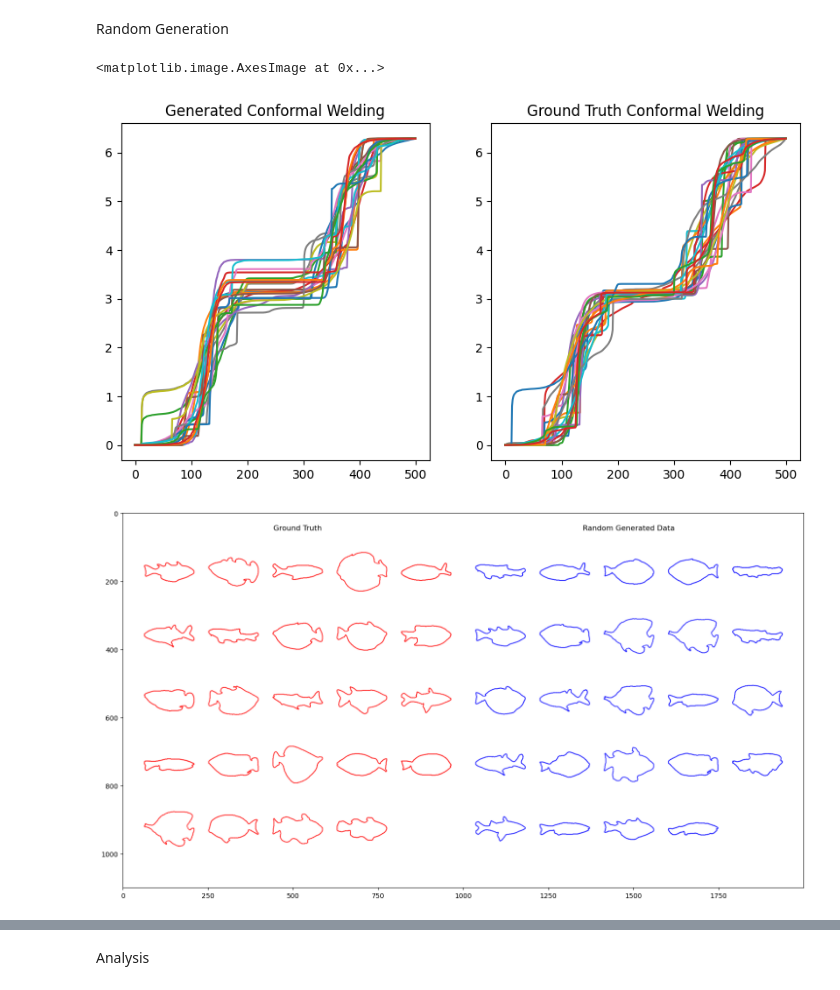
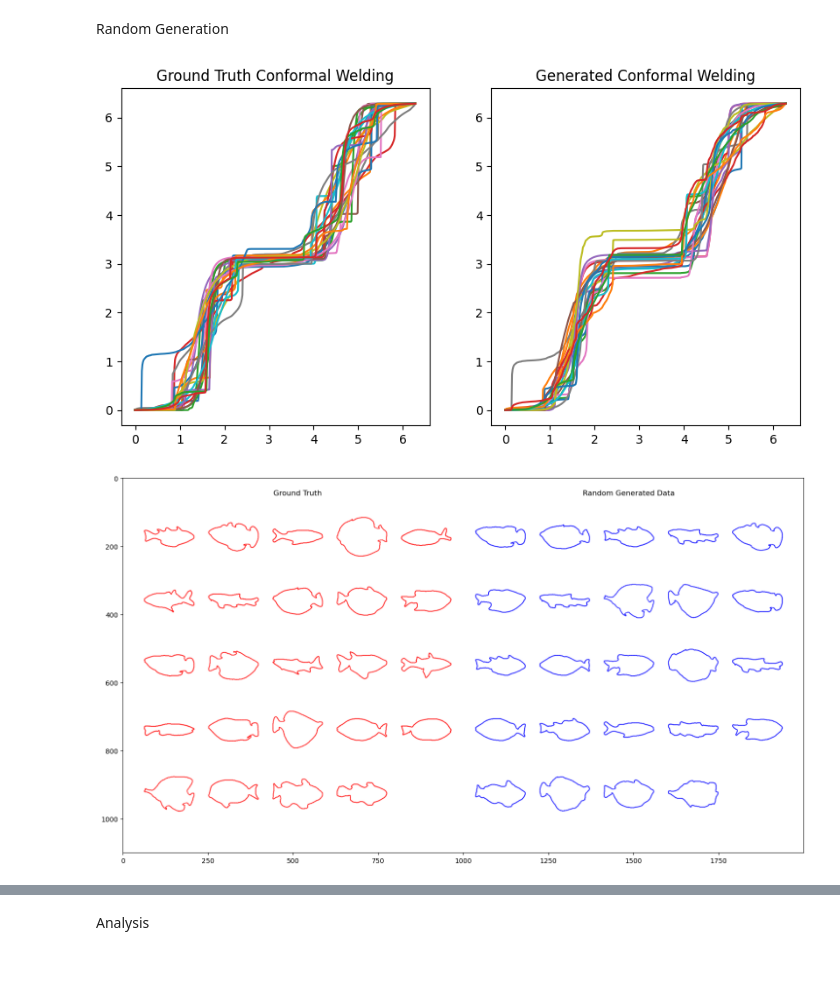
Before and after one commit to ChanceAroundYou/shape_prior_generation, a Jupyter notebook: VAE.ipynb, the cells around one changed output, grey strips where cells are left out. Cells and saved outputs as stored; diff of their text form; code cells hidden in the pictures.

```diff
--- a/VAE.ipynb
+++ b/VAE.ipynb
@@ -26,27 +13,18 @@ Read from saved cw_dict file data/img/BW fish/cw_dict.pkl
 # %%
 DEVICE = torch.device("cuda:0" if torch.cuda.is_available() else "cpu")
-MAT_PATH = "data/preprocessed.theta.mat"
-MODEL_SAVE_PATH = "checkpoints/ResVAE.pth"
-TB_PATH = "runs/BPResVAE_fish"
+IMAGE_DIR = "data/img/BW fish/"
+TB_PATH = "runs/ResVAE_fish"
 TB_COMMENT = ''
 SEED = 717
 
 INPUT_DIM = 500  # Adjusted input dimension to match your complex data
 H_DIM = 1000
 Z_DIM = 2
-H_LAYERS = [2,2]
+H_LAYERS = [2,2,2]
 
-NUM_EPOCHS = 5000
+NUM_EPOCHS = 20000
 BATCH_SIZE = 64  # Adjusted batch size
 LR_RATE = 5e-5 #smaller learning rate
 KL_RATE = 1
 TRUE_RATE = 1
-
-random.seed(SEED)
-torch.manual_seed(SEED)
-np.random.seed(SEED)
-if torch.cuda.is_available():
-    torch.cuda.manual_seed(SEED)
-    torch.cuda.manual_seed_all(SEED)
-# torch.backends.cudnn.deterministic = True
-# torch.backends.cudnn.benchmark = False
+MODEL_LOAD_PATH = "runs/ResVAE_fish_2025-05-15_16:00:11/model.pth"
@@ -206,35 +114,57 @@ plt.show()
 # %% [markdown]
 Random Generation
 # %%
-n = cw_tensor.shape[0]
+import time
+# tb_path = 'runs/ResVAE_fish_2025-05-15_16:00:11'
+tb_path = model.save_path
+
+n = input_tensor.shape[0]
 
 generated_contour, generated_cw, gdata, _ = generate_contour(model, num=n, k=2)
 
-ground_truth_cw = reconstruct_cw(model, cw_tensor)
+ground_truth_cw = reconstruct_cw(model, input_tensor)
 ground_truth_contour = reconstruct_contour(ground_truth_cw)
 
+def visualize_cw_comparison(generated_cw, ground_truth_cw, figsize=(10, 5)):
+    fig = plt.figure(figsize=figsize)
+    x_vals = np.linspace(0, 2*np.pi, num=500)
+    ax = fig.add_subplot(121)
+    ax.title.set_text("Ground Truth Conformal Welding")
+    for i in range(len(ground_truth_cw)):
+        ax.plot(x_vals, ground_truth_cw[i])
+
+    ax = fig.add_subplot(122)
+    ax.title.set_text("Generated Conformal Welding")
+    for i in range(len(generated_cw)):
+        ax.plot(x_vals, generated_cw[i])
+
 visualize_cw_comparison(generated_cw, ground_truth_cw)
+plt.savefig(f"{tb_path}/cw_comparison{time.time()}.png")
+plt.show()
 
 generated_images = [contour_to_scatter(shape, figsize=(2, 2), color='b') for shape in generated_contour]
 ground_truth_images = [contour_to_scatter(shape, figsize=(2, 2), color='r') for shape in ground_truth_contour]
 ground_truth_grid = make_grid(ground_truth_images, rows=5, title="Ground Truth", figsize=(10, 11))
 generated_grid = make_grid(generated_images, rows=5, title="Random Generated Data", figsize=(10, 11))
 combined_grid = make_grid([ground_truth_grid, generated_grid], rows=1, figsize=(20, 11))
 plt.figure(figsize=(20, 10))
 plt.imshow(combined_grid)
+plt.savefig(f"{tb_path}/scatter{time.time()}.png")
+plt.show()
 
 generated_images = [
     contour_to_binary(contour, rate=0.65) for contour in generated_contour
 ]
 ground_truth_images = [
-    contour_to_binary(contour, rate=0.65, ) for contour in ground_truth_contour
+    contour_to_binary(contour, rate=0.65) for contour in ground_truth_contour
 ]
 ground_truth_grid = make_grid(ground_truth_images, rows=5, title="Ground Truth", figsize=(10, 11))
 generated_grid = make_grid(generated_images, rows=5, title="Random Generated Data", figsize=(10, 11))
 combined_grid = make_grid([ground_truth_grid, generated_grid], rows=1, figsize=(20, 11))
 plt.figure(figsize=(20, 10))
 plt.imshow(combined_grid)
+plt.savefig(f"{tb_path}/binary{time.time()}.png")
+plt.show()
 # %% [output]
-<matplotlib.image.AxesImage at 0x...>
-[figure, old version]
+[figure, new version]
-[figure, old version]
+[figure, new version]
```
Also changed, not shown: parts of 11 cells of this notebook, 7 other files.
